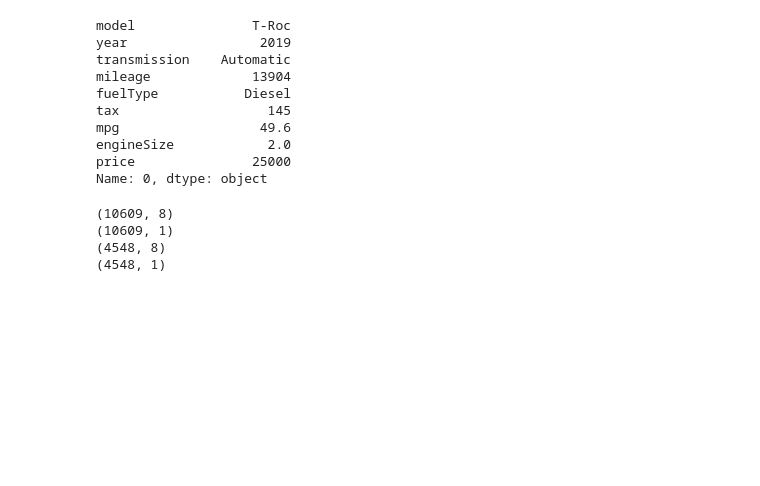
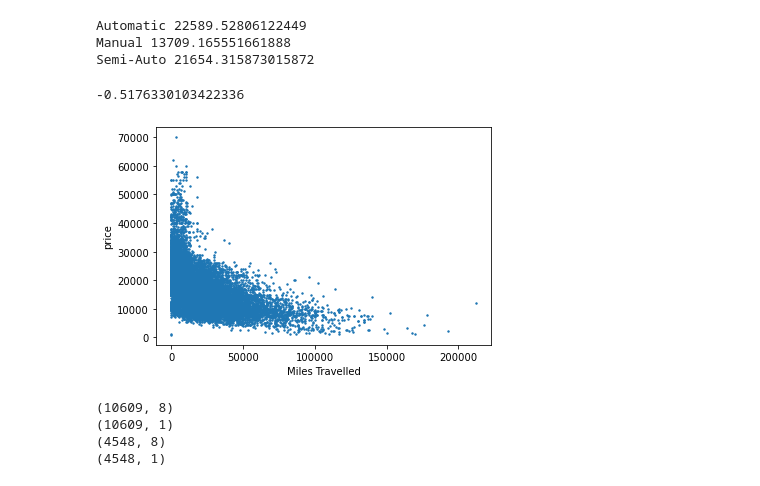
Before and after one commit to arvas123/used-car-price, a Jupyter notebook: Math IA.ipynb, the cells around one changed output. Cells and saved outputs as stored; diff of their text form; code cells hidden in the pictures; blank space fills up the shorter version.

```diff
--- a/Math IA.ipynb
+++ b/Math IA.ipynb
@@ -12,6 +15,20 @@ from sklearn.preprocessing import LabelEncoder
 df = pd.read_csv('data/vw.csv') #load data into pandas dataframe
 df.head() #display first 5 rows
 df.sample(n=5) #display 5 random rows
+df_non_numeric = df.select_dtypes(exclude=[np.number]) #Finding the coloumns with categorical data
+for col in df_non_numeric:
+    if col!='transmission': continue
+    prices = defaultdict(int)
+    num = defaultdict(int)
+    for idx, val in enumerate(df_non_numeric[col]):
+        prices[val]+=df.at[idx,'price']
+        num[val]+=1
+    for key in prices:
+        print(key, prices[key]/num[key])
+# %% [output]
+Automatic 22589.52806122449
+Manual 13709.165551661888
+Semi-Auto 21654.315873015872
 # %%
 df.dropna(how = 'all', inplace = True) #removes rows which contain any blank cells
 df_numeric = df.select_dtypes(include=[np.number]) #select coloumns which contain numeric data
@@ -22,18 +39,8 @@ for col in df_numeric:
     min_value = average - 3*standard_deviation
     for idx, row_val in enumerate(df_numeric[col]):
         if min_value<row_val<max_value: #check if value is an outlier with average +- 3*s.d.
-            print(df.iloc[idx])
+            continue
+#             print(df.iloc[idx])
-# %% [output]
-model               T-Roc
-year                 2019
-transmission    Automatic
-mileage             13904
-fuelType           Diesel
-tax                   145
-mpg                  49.6
-engineSize            2.0
-price               25000
-Name: 0, dtype: object
 # %%
 #One Hot Encoding
 df_non_numeric = df.select_dtypes(exclude=[np.number]) #Finding the coloumns with categorical data
@@ -50,6 +57,24 @@ for col in df_non_numeric:
     onehot_data = OneHotEncoder(sparse=False)
     onehot_data = (onehot_data.fit_transform(int_data)) #Convert the categories into onehot data
     df[col] = np.array([onehot_data[s.index(val)] for val in df[col]]) #Add these categories to the dataset
+# %%
+from matplotlib import pyplot as plt
+y = df['price'].values
+for col in df_numeric:
+    if col != 'mileage': continue
+    x = (df_numeric[col].values)
+    zx = stats.zscore(x,axis=None)
+    zy = stats.zscore(y,axis=None)
+    print(sum(zx*zy)/(len(x)-1))
+    fig=plt.figure()
+    ax1 = fig.add_subplot()
+    ax1.scatter(x,y, s=2)
+    ax1.set_ylabel('price')
+    ax1.set_xlabel('Miles Travelled')
+    plt.show()
+# %% [output]
+-0.5176330103422336
+[figure, added]
 # %%
 target_variable = ['price']
 Predictors = ['model',	'year',	'transmission',	'mileage',	'fuelType',	'tax',	'mpg',	'engineSize']
```
Also changed, not shown: parts of 4 cells of this notebook, 14 other files.
